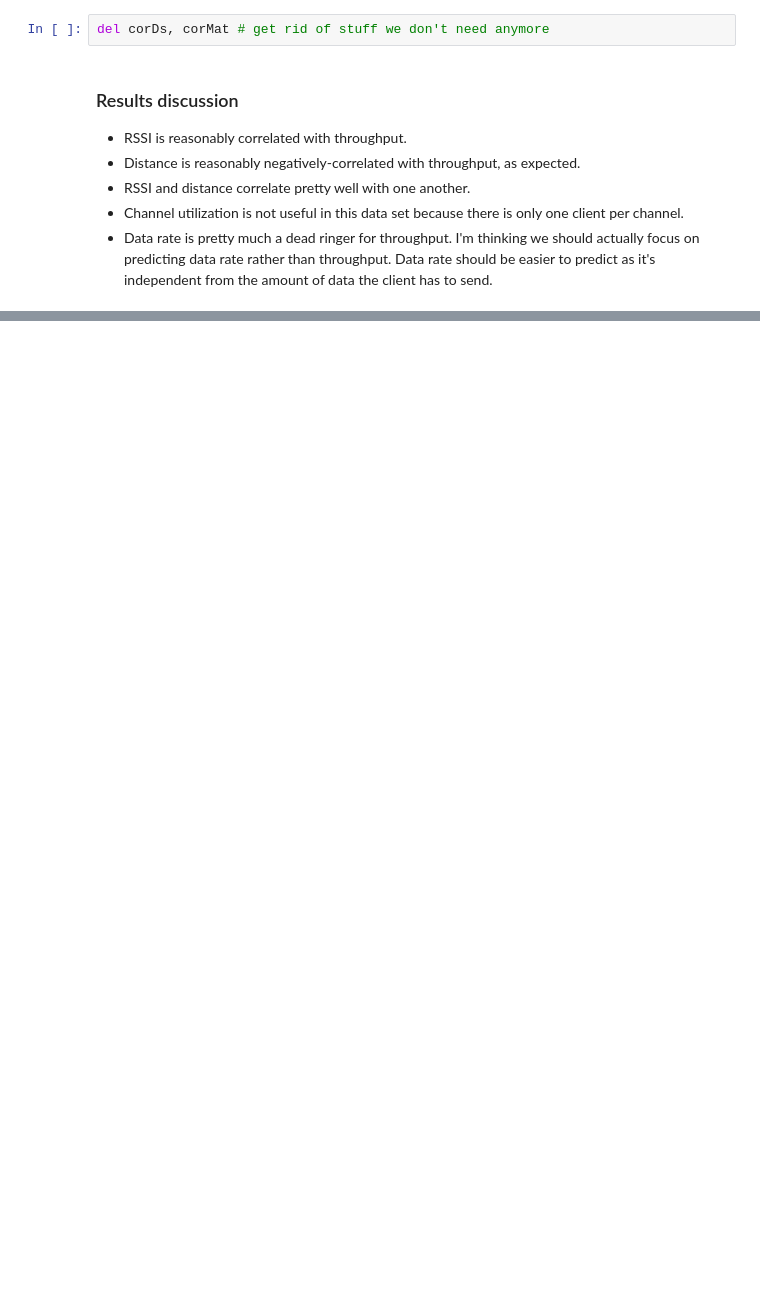
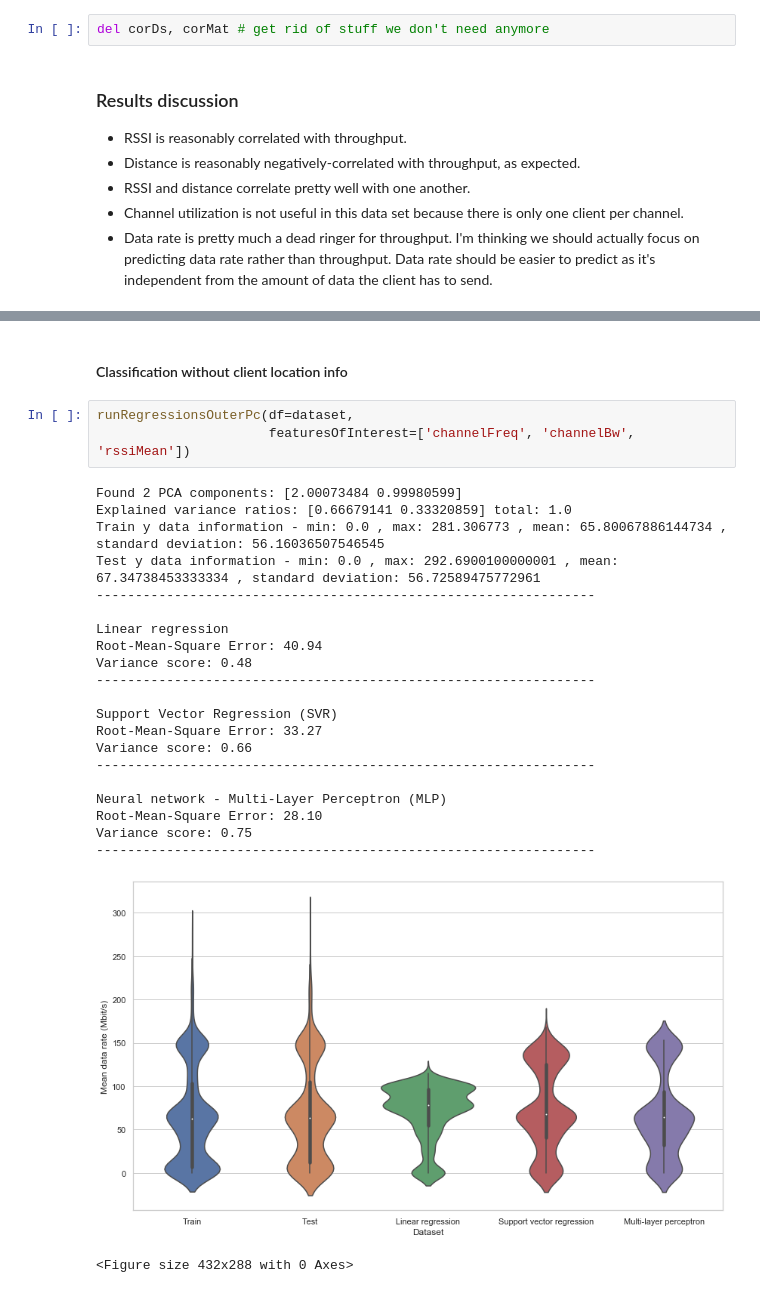
Before and after one commit to adamiaonr/wifi-vehicles, a Jupyter notebook: throughput-estimation/empirical-approach/empirical-approach-analysis.ipynb, the cells around one changed output, grey strips where cells are left out. Cells and saved outputs as stored; diff of their text form; blank space fills up the shorter version.

```diff
--- a/throughput-estimation/empirical-approach/empirical-approach-analysis.ipynb
+++ b/throughput-estimation/empirical-approach/empirical-approach-analysis.ipynb
@@ -513,0 +609,28 @@ Variance score: 0.90
+# %% [markdown]
+#### Classification without client location info
+# %%
+runRegressionsOuterPc(df=dataset,
+                      featuresOfInterest=['channelFreq', 'channelBw', 'rssiMean'])
+# %% [output]
+Found 2 PCA components: [2.00073484 0.99980599]
+Explained variance ratios: [0.66679141 0.33320859] total: 1.0
+Train y data information - min: 0.0 , max: 281.306773 , mean: 65.80067886144734 , standard deviation: 56.16036507546545
+Test y data information - min: 0.0 , max: 292.6900100000001 , mean: 67.34738453333334 , standard deviation: 56.72589475772961
+----------------------------------------------------------------
+
+Linear regression
+Root-Mean-Square Error: 40.94
+Variance score: 0.48
+----------------------------------------------------------------
+
+Support Vector Regression (SVR)
+Root-Mean-Square Error: 33.27
+Variance score: 0.66
+----------------------------------------------------------------
+
+Neural network - Multi-Layer Perceptron (MLP)
+Root-Mean-Square Error: 28.10
+Variance score: 0.75
+----------------------------------------------------------------
+[figure, added]
+<Figure size 432x288 with 0 Axes>
```
Also changed, not shown: parts of 51 cells of this notebook.
